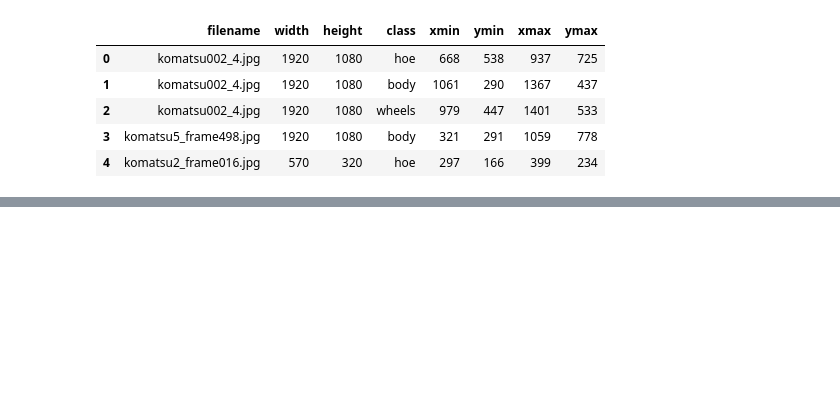
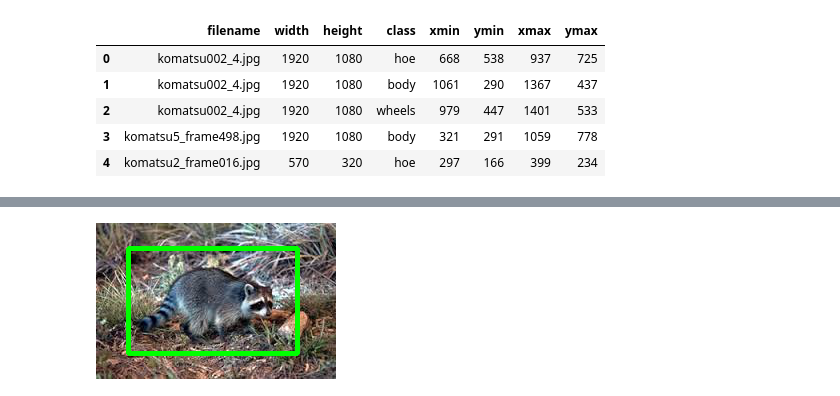
Before and after one commit to Toku11/Backhoe-detect-transfer-learning, a Jupyter notebook: draw boxes.ipynb, the cells around one changed output, grey strips where cells are left out. Cells and saved outputs as stored; diff of their text form; code cells hidden in the pictures; blank space fills up the shorter version.

```diff
--- a/draw boxes.ipynb
+++ b/draw boxes.ipynb
@@ -28,0 +39,4 @@ Image.fromarray(draw_boxes('komatsu3_frame111.jpg'))
+# %%
+Image.fromarray(draw_boxes('raccoon-18.jpg'))
+# %% [output]
+[figure, added]
```
Also changed, not shown: parts of 8 cells of this notebook, 25 other files.
